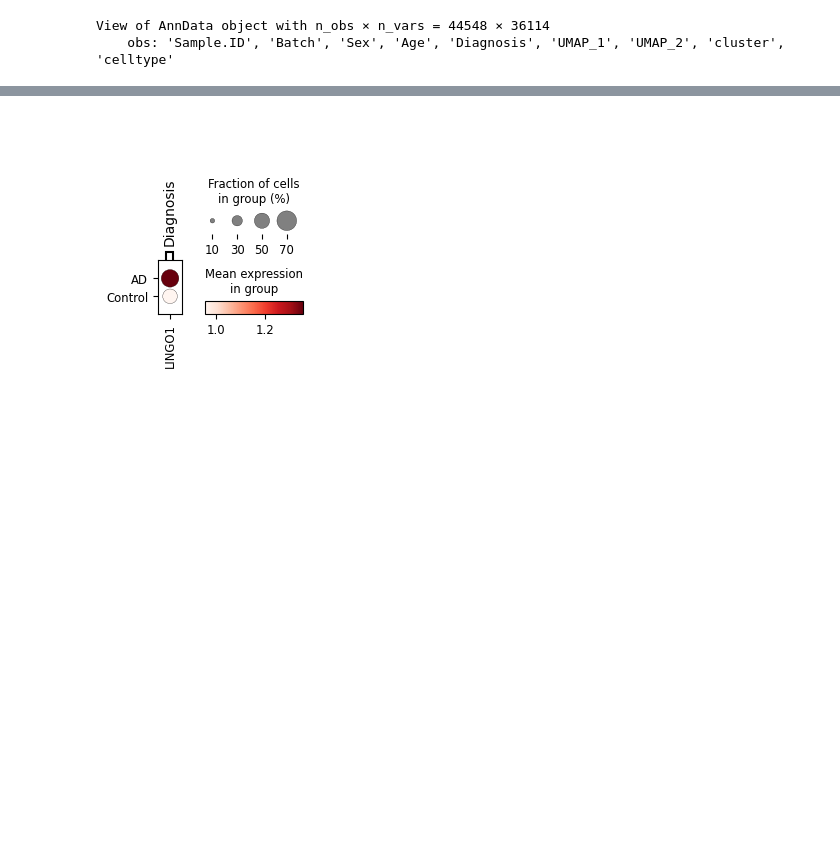
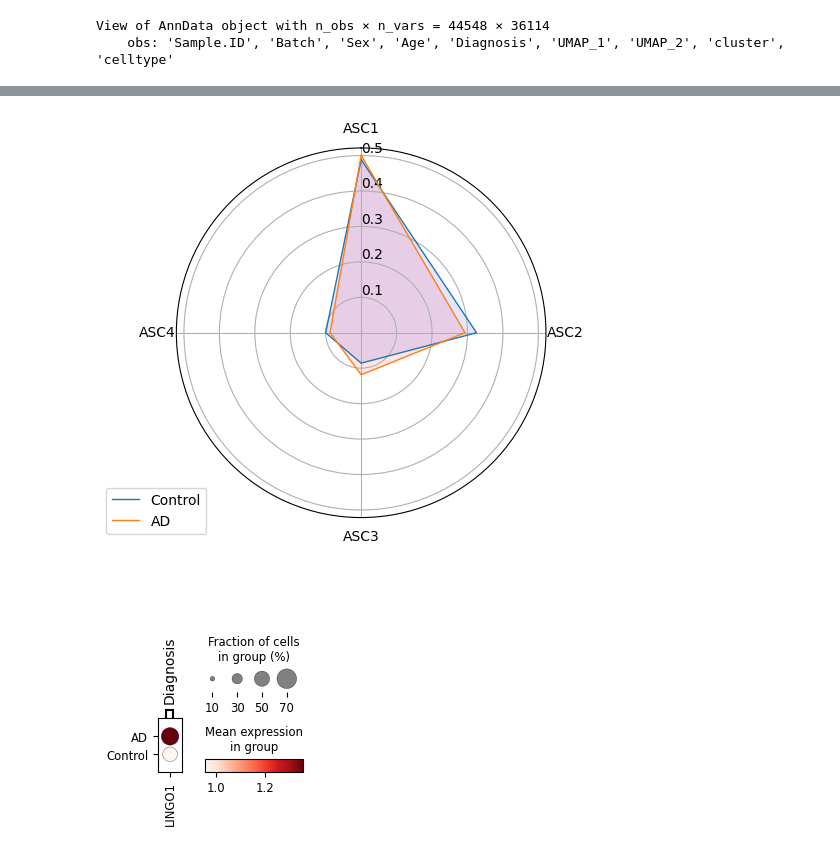
Before and after one commit to 4dglab/SEE, a Jupyter notebook: analyse/Alzheimer/expression_QC.ipynb, the cells around one changed output, grey strips where cells are left out. Saved outputs shown, nothing was run; the diff lists cells and outputs as text; code cells hidden in the pictures; blank space fills up the shorter version.

```diff
--- a/analyse/Alzheimer/expression_QC.ipynb
+++ b/analyse/Alzheimer/expression_QC.ipynb
@@ -22,3 +36,41 @@ View of AnnData object with n_obs × n_vars = 44548 × 36114
+# %%
+from math import pi
+
+
+categories = ['ASC1', 'ASC2', 'ASC3', 'ASC4']
+N = len(categories)
+
+angles = [n / float(N) * 2 * pi for n in range(N)]
+angles += angles[:1]
+
+ax = plt.subplot(111, polar=True)
+
+ax.set_theta_offset(pi / 2)
+ax.set_theta_direction(-1)
+
+plt.xticks(angles[:-1], categories)
+ax.set_rlabel_position(0)
+
+_control_df = _adata.obs[_adata.obs['Diagnosis']=='Control']
+_control_cluster_proportions = _control_df['cluster'].value_counts() / _control_df['cluster'].value_counts().sum()
+_control_cluster_proportions = [_control_cluster_proportions[c] for c in categories]
+_AD_df = _adata.obs[_adata.obs['Diagnosis']=='AD']
+_AD_cluster_proportions = _AD_df['cluster'].value_counts() / _AD_df['cluster'].value_counts().sum()
+_AD_cluster_proportions = [_AD_cluster_proportions[c] for c in categories]
+
+_control_cluster_proportions += _control_cluster_proportions[:1]
+ax.plot(angles, _control_cluster_proportions, linewidth=1, linestyle='solid', label="Control")
+ax.fill(angles, _control_cluster_proportions, 'b', alpha=0.1)
+
+_AD_cluster_proportions += _AD_cluster_proportions[:1]
+ax.plot(angles, _AD_cluster_proportions, linewidth=1, linestyle='solid', label="AD")
+ax.fill(angles, _AD_cluster_proportions, 'r', alpha=0.1)
+
+plt.legend(loc='upper right', bbox_to_anchor=(0.1, 0.1))
+# plt.savefig('Overlap of disease and normal.pdf', format='pdf', bbox_inches='tight')
+plt.show()
+# %% [output]
+[figure, added]
 # %%
 marker_genes_dict = {'Diagnosis': ['LINGO1']}
 sc.pl.dotplot(adata, marker_genes_dict, groupby='Diagnosis')
```
Also changed, not shown: parts of 8 cells of this notebook, 36 other files.
